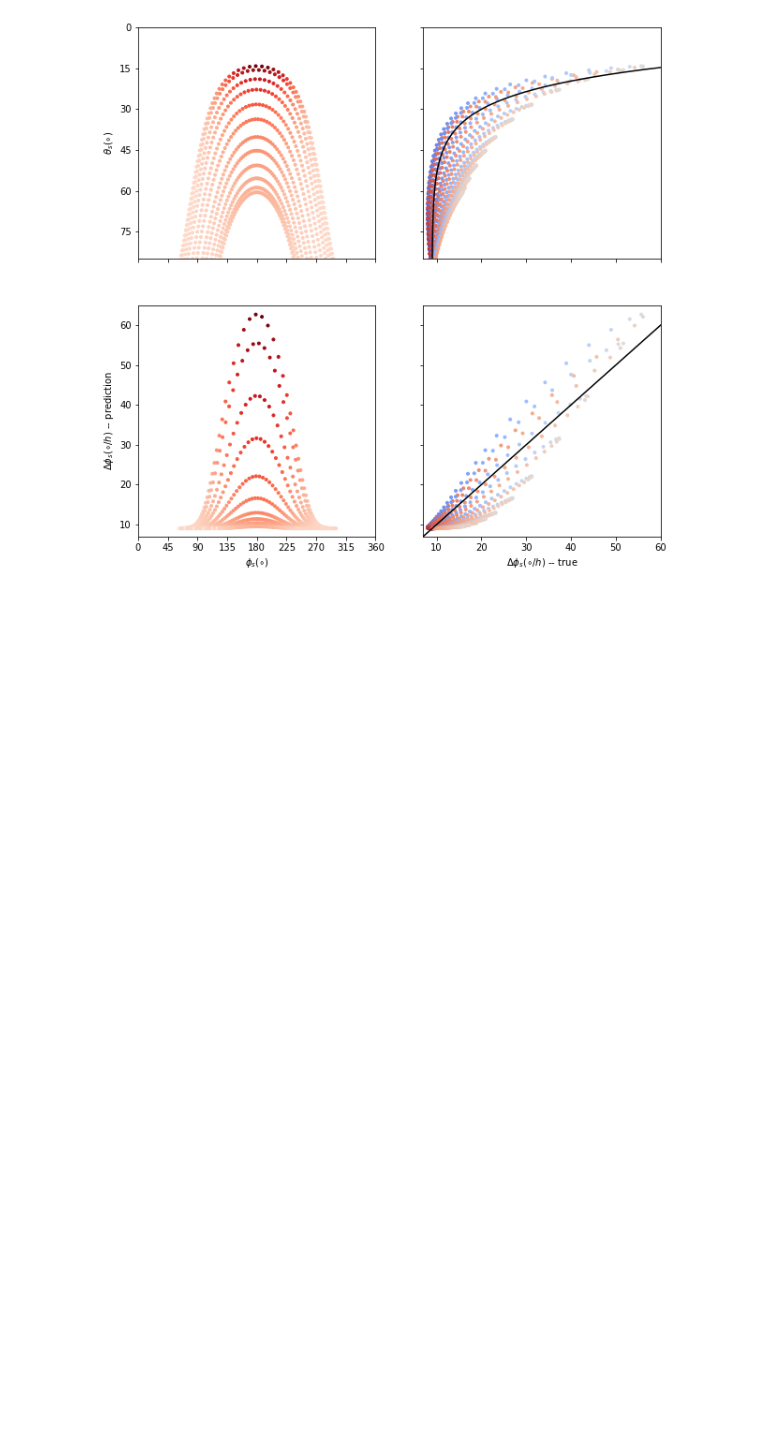
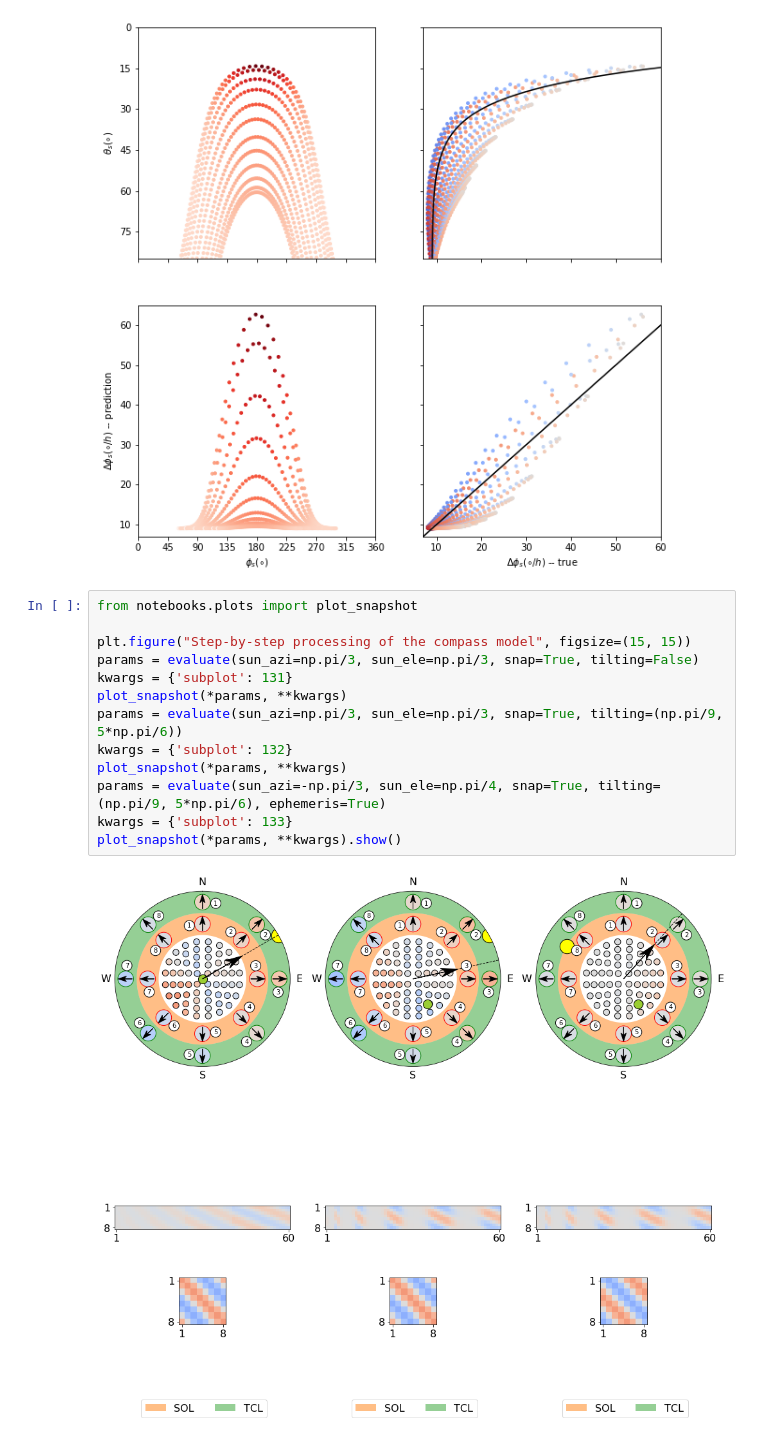
Before and after one commit to InsectRobotics/insectvision, a Jupyter notebook: notebooks/plos.ipynb, the cells around one changed output. Cells and saved outputs as stored; diff of their text form; blank space fills up the shorter version.

```diff
--- a/notebooks/plos.ipynb
+++ b/notebooks/plos.ipynb
@@ -383,3 +78,18 @@ plot_ephemeris(obs).show()
 Error: 3.2521 +/- 0.1002 | N = 869
 <Figure size 720x720 with 0 Axes>
 [figure]
+# %%
+from notebooks.plots import plot_snapshot
+
+plt.figure("Step-by-step processing of the compass model", figsize=(15, 15))
+params = evaluate(sun_azi=np.pi/3, sun_ele=np.pi/3, snap=True, tilting=False)
+kwargs = {'subplot': 131}
+plot_snapshot(*params, **kwargs)
+params = evaluate(sun_azi=np.pi/3, sun_ele=np.pi/3, snap=True, tilting=(np.pi/9, 5*np.pi/6))
+kwargs = {'subplot': 132}
+plot_snapshot(*params, **kwargs)
+params = evaluate(sun_azi=-np.pi/3, sun_ele=np.pi/4, snap=True, tilting=(np.pi/9, 5*np.pi/6), ephemeris=True)
+kwargs = {'subplot': 133}
+plot_snapshot(*params, **kwargs).show()
+# %% [output]
+[figure, added]
```
Also changed, not shown: parts of 3 cells of this notebook, 3 other files.
